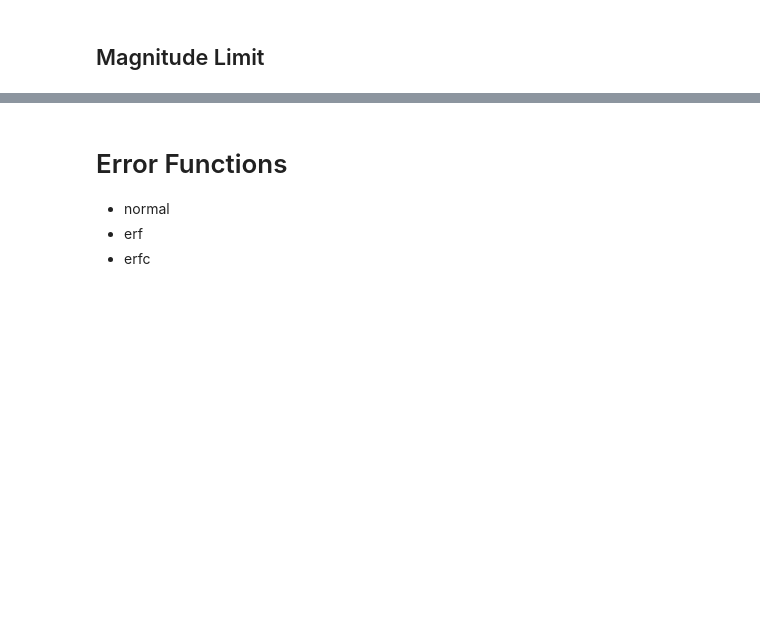
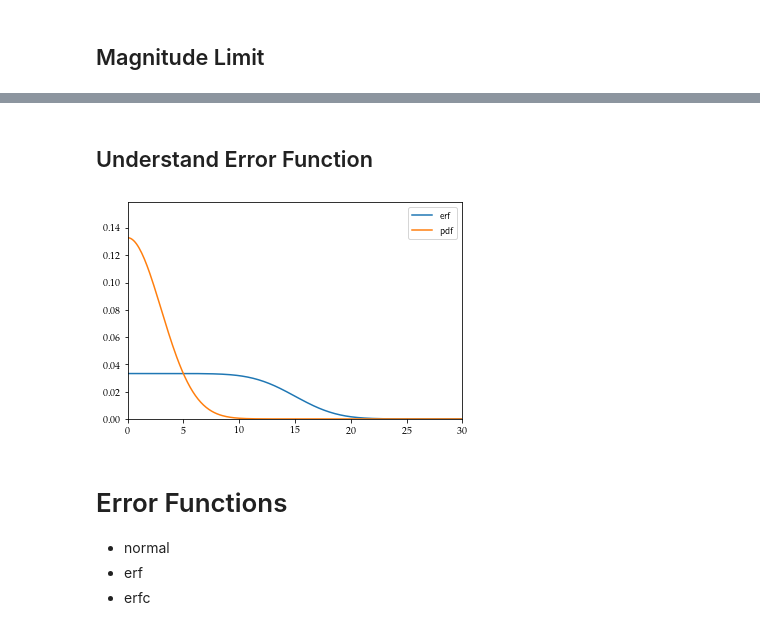
Before and after one commit to Harry45/BHM-nz, a Jupyter notebook: bhm/playground.ipynb, the cells around one changed output, grey strips where cells are left out. Drawn from its saved outputs; the diff is of its cells as text; code cells hidden in the pictures; blank space fills up the shorter version.

```diff
--- a/bhm/playground.ipynb
+++ b/bhm/playground.ipynb
@@ -246,0 +556,2 @@ df_mag_lim.head()
+# %% [markdown]
+## Understand Error Function
@@ -247,3 +562,30 @@ df_mag_lim.head()
+# %%
+def error_function(theory, sigma):
+    lower = -5.0 * sigma
+    upper = 5.0 * sigma
+    factor_lower = (lower - theory) / (sigma * np.sqrt(2))
+    factor_upper = (upper - theory) / (sigma * np.sqrt(2))
+    erf_func = 0.5 * (erf(factor_upper) - erf(factor_lower))
+    return erf_func
+# %%
+sigma = 3.0
+nfact = 2.0
+theory = np.linspace(nfact*lower, nfact*upper, 500)
+# %%
+pdf = ss.norm(0.0, sigma).pdf(theory)
+erf_function = error_function(theory, sigma)
+erf_function /= np.trapz(erf_function, theory)
+# %%
+plt.figure()
+plt.plot(theory, erf_function, label = 'erf')
+plt.plot(theory, pdf, label = 'pdf')
+plt.xlim(0, nfact*upper)
+plt.ylim(0.0, 1.2*max([max(pdf), max(erf_function)]))
+plt.legend()
+# plt.savefig('/home/harry/Desktop/test_sigma_equal_three.pdf', bbox_inches = 'tight')
+plt.show()
+# %% [output]
+[figure, added]
 # %% [markdown]
 # Error Functions
 - normal
```
Also changed, not shown: parts of 37 cells of this notebook, 19 other files.
